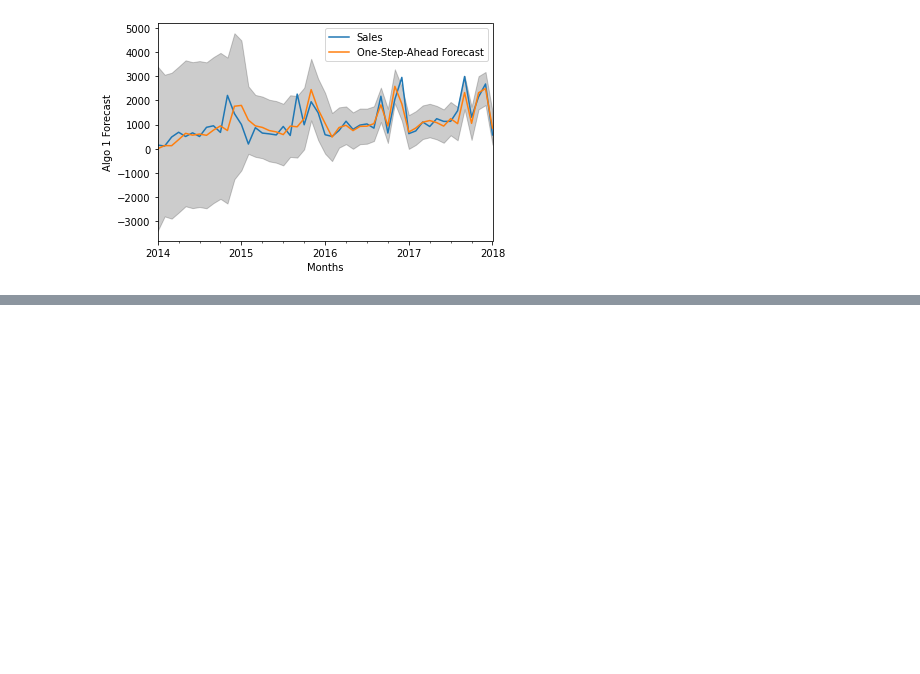
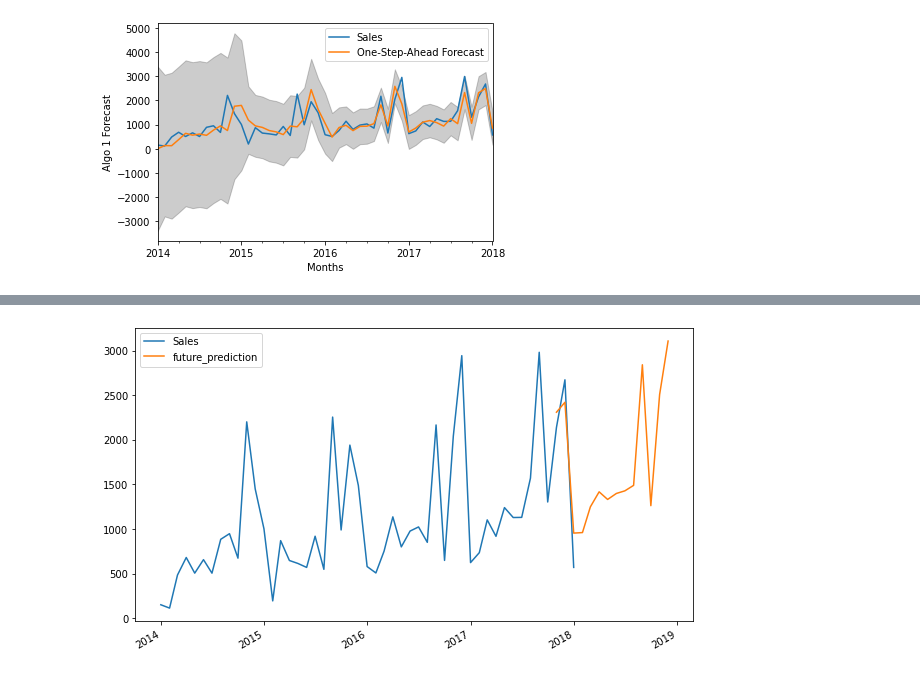
Before and after one commit to SriNithin965/project-4-2, a Jupyter notebook: code/ARIMA_GRID.ipynb, the cells around one changed output, grey strips where cells are left out. Drawn from its saved outputs; the diff is of its cells as text; code cells hidden in the pictures; blank space fills up the shorter version.

```diff
--- a/code/ARIMA_GRID.ipynb
+++ b/code/ARIMA_GRID.ipynb
@@ -166,0 +194,8 @@ plt.show()
+# %%
+data2 = data1.copy()
+import datetime
+from dateutil.relativedelta import relativedelta
+start = datetime.datetime.strptime("2018-01-01", "%Y-%m-%d")
+date_list = [start + relativedelta(months=x) for x in range(0,12)]
+future_prediction = pd.DataFrame(index=date_list, columns= data1.columns)
+data2 = pd.concat([data2, future_prediction])
@@ -166,0 +218,6 @@ plt.show()
+# %%
+data2['future_prediction']=results.predict(start=46, end=60 ,dynamic=True)
+data2[['Sales','future_prediction']].plot(figsize=(10, 6))
+plt.show()
+# %% [output]
+[figure, added]
```
Also changed, not shown: parts of 7 cells of this notebook.
